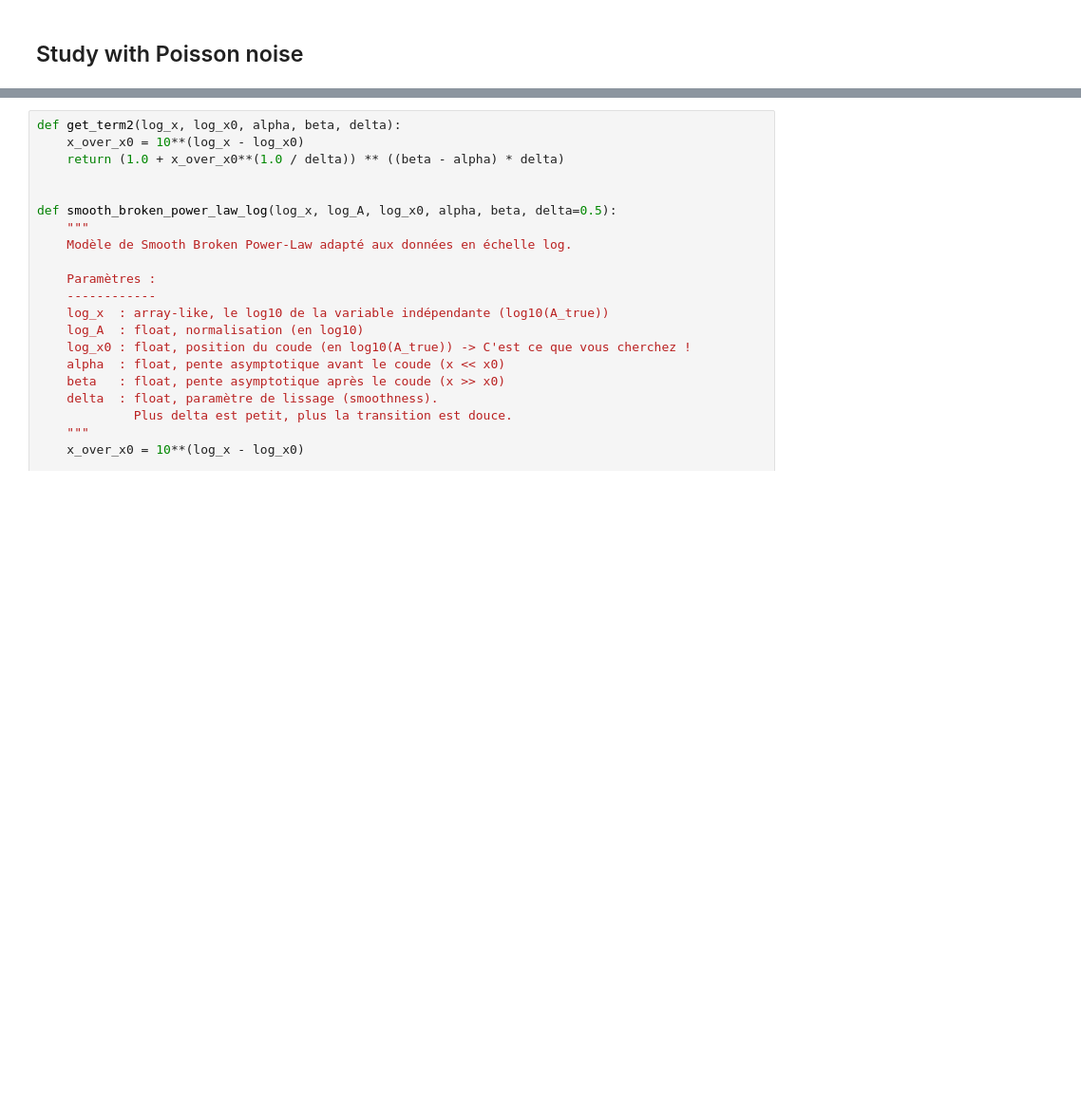
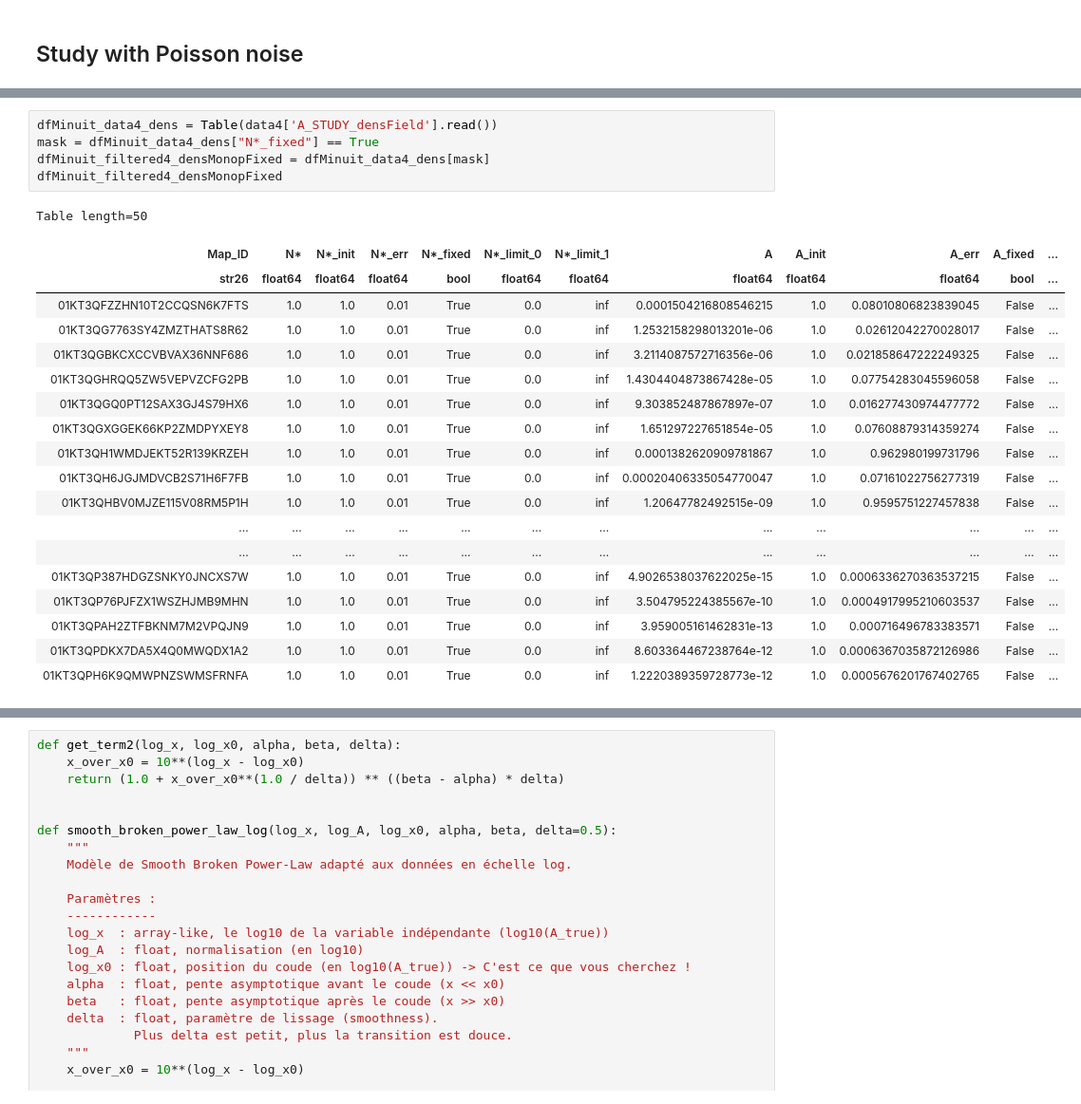
Before and after one commit to johannct/M2_Stage_Code, a Jupyter notebook: Simulation/A_Study_Cluster.ipynb, the cells around one changed output, grey strips where cells are left out. Shown at 95% size. Drawn from its saved outputs; the diff is of its cells as text; blank space fills up the shorter version.

```diff
--- a/Simulation/A_Study_Cluster.ipynb
+++ b/Simulation/A_Study_Cluster.ipynb
@@ -367,0 +305,25 @@ Saving Cluster_A_study_ratioARaDec_withN1e6_PoissVar in Simul_Figures/Simul_Clus
+# %%
+dfMinuit_data4_dens = Table(data4['A_STUDY_densField'].read())
+mask = dfMinuit_data4_dens["N*_fixed"] == True
+dfMinuit_filtered4_densMonopFixed = dfMinuit_data4_dens[mask]
+dfMinuit_filtered4_densMonopFixed
+# %% [output]
+Table length=50
+| Map_ID | N* | N*_init | N*_err | N*_fixed | N*_limit_0 | N*_limit_1 | A | A_init | A_err | A_fixed | ... |
+| str26 | float64 | float64 | float64 | bool | float64 | float64 | float64 | float64 | float64 | bool | ... |
+| 01KT3QFZZHN10T2CCQSN6K7FTS | 1.0 | 1.0 | 0.01 | True | 0.0 | inf | 0.0001504216808546215 | 1.0 | 0.08010806823839045 | False | ... |
+| 01KT3QG7763SY4ZMZTHATS8R62 | 1.0 | 1.0 | 0.01 | True | 0.0 | inf | 1.2532158298013201e-06 | 1.0 | 0.02612042270028017 | False | ... |
+| 01KT3QGBKCXCCVBVAX36NNF686 | 1.0 | 1.0 | 0.01 | True | 0.0 | inf | 3.2114087572716356e-06 | 1.0 | 0.021858647222249325 | False | ... |
+| 01KT3QGHRQQ5ZW5VEPVZCFG2PB | 1.0 | 1.0 | 0.01 | True | 0.0 | inf | 1.4304404873867428e-05 | 1.0 | 0.07754283045596058 | False | ... |
+| 01KT3QGQ0PT12SAX3GJ4S79HX6 | 1.0 | 1.0 | 0.01 | True | 0.0 | inf | 9.303852487867897e-07 | 1.0 | 0.016277430974477772 | False | ... |
+| 01KT3QGXGGEK66KP2ZMDPYXEY8 | 1.0 | 1.0 | 0.01 | True | 0.0 | inf | 1.651297227651854e-05 | 1.0 | 0.07608879314359274 | False | ... |
+| 01KT3QH1WMDJEKT52R139KRZEH | 1.0 | 1.0 | 0.01 | True | 0.0 | inf | 0.0001382620909781867 | 1.0 | 0.962980199731796 | False | ... |
+| 01KT3QH6JGJMDVCB2S71H6F7FB | 1.0 | 1.0 | 0.01 | True | 0.0 | inf | 0.00020406335054770047 | 1.0 | 0.07161022756277319 | False | ... |
+| 01KT3QHBV0MJZE115V08RM5P1H | 1.0 | 1.0 | 0.01 | True | 0.0 | inf | 1.20647782492515e-09 | 1.0 | 0.9595751227457838 | False | ... |
+| ... | ... | ... | ... | ... | ... | ... | ... | ... | ... | ... | ... |
+| ... | ... | ... | ... | ... | ... | ... | ... | ... | ... | ... | ... |
+| 01KT3QP387HDGZSNKY0JNCXS7W | 1.0 | 1.0 | 0.01 | True | 0.0 | inf | 4.9026538037622025e-15 | 1.0 | 0.0006336270363537215 | False | ... |
+| 01KT3QP76PJFZX1WSZHJMB9MHN | 1.0 | 1.0 | 0.01 | True | 0.0 | inf | 3.504795224385567e-10 | 1.0 | 0.0004917995210603537 | False | ... |
+| 01KT3QPAH2ZTFBKNM7M2VPQJN9 | 1.0 | 1.0 | 0.01 | True | 0.0 | inf | 3.959005161462831e-13 | 1.0 | 0.000716496783383571 | False | ... |
+| 01KT3QPDKX7DA5X4Q0MWQDX1A2 | 1.0 | 1.0 | 0.01 | True | 0.0 | inf | 8.603364467238764e-12 | 1.0 | 0.0006367035872126986 | False | ... |
+| 01KT3QPH6K9QMWPNZSWMSFRNFA | 1.0 | 1.0 | 0.01 | True | 0.0 | inf | 1.2220389359728773e-12 | 1.0 | 0.0005676201767402765 | False | ... |
```
Also changed, not shown: parts of 13 cells of this notebook, 6 other files.
